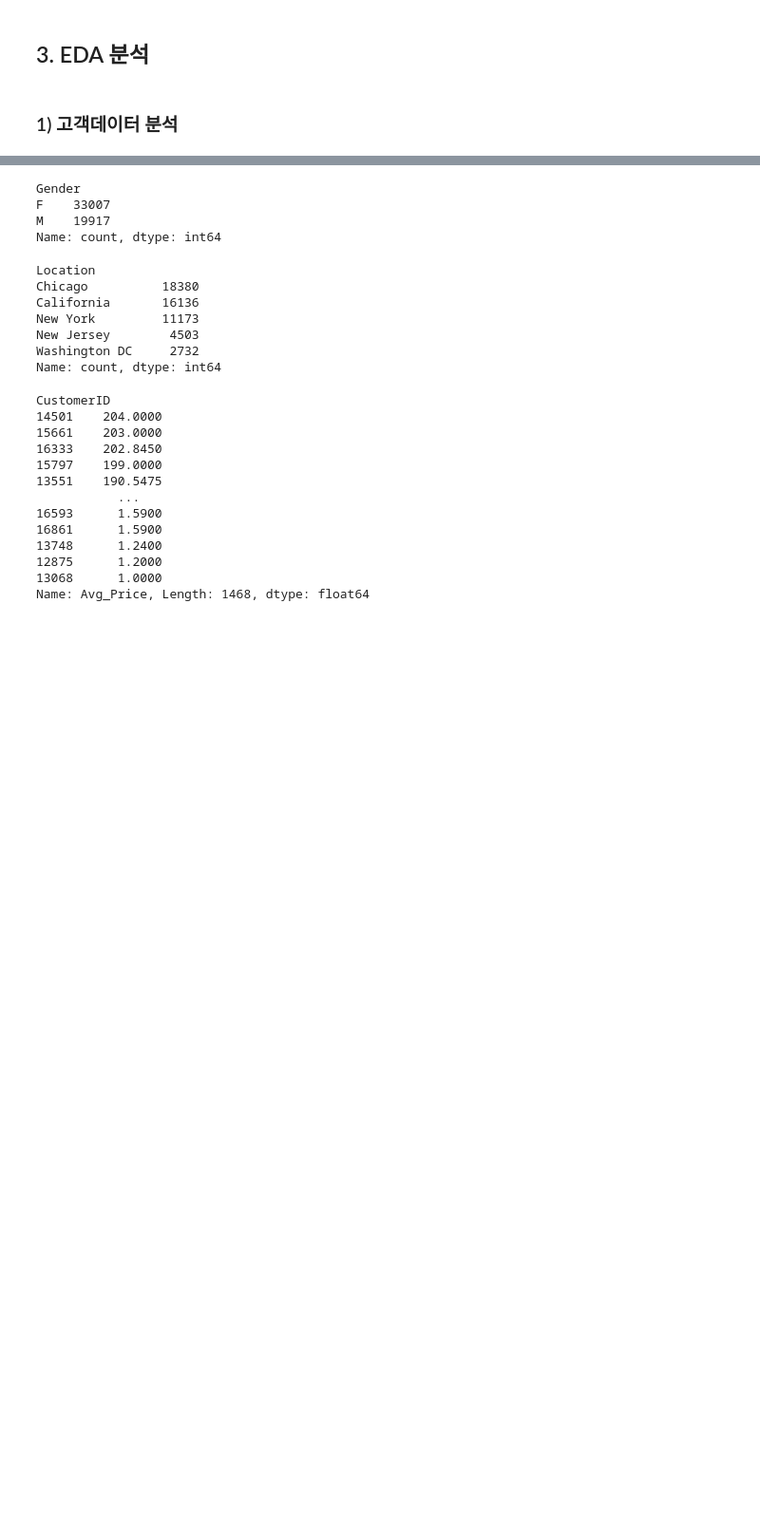
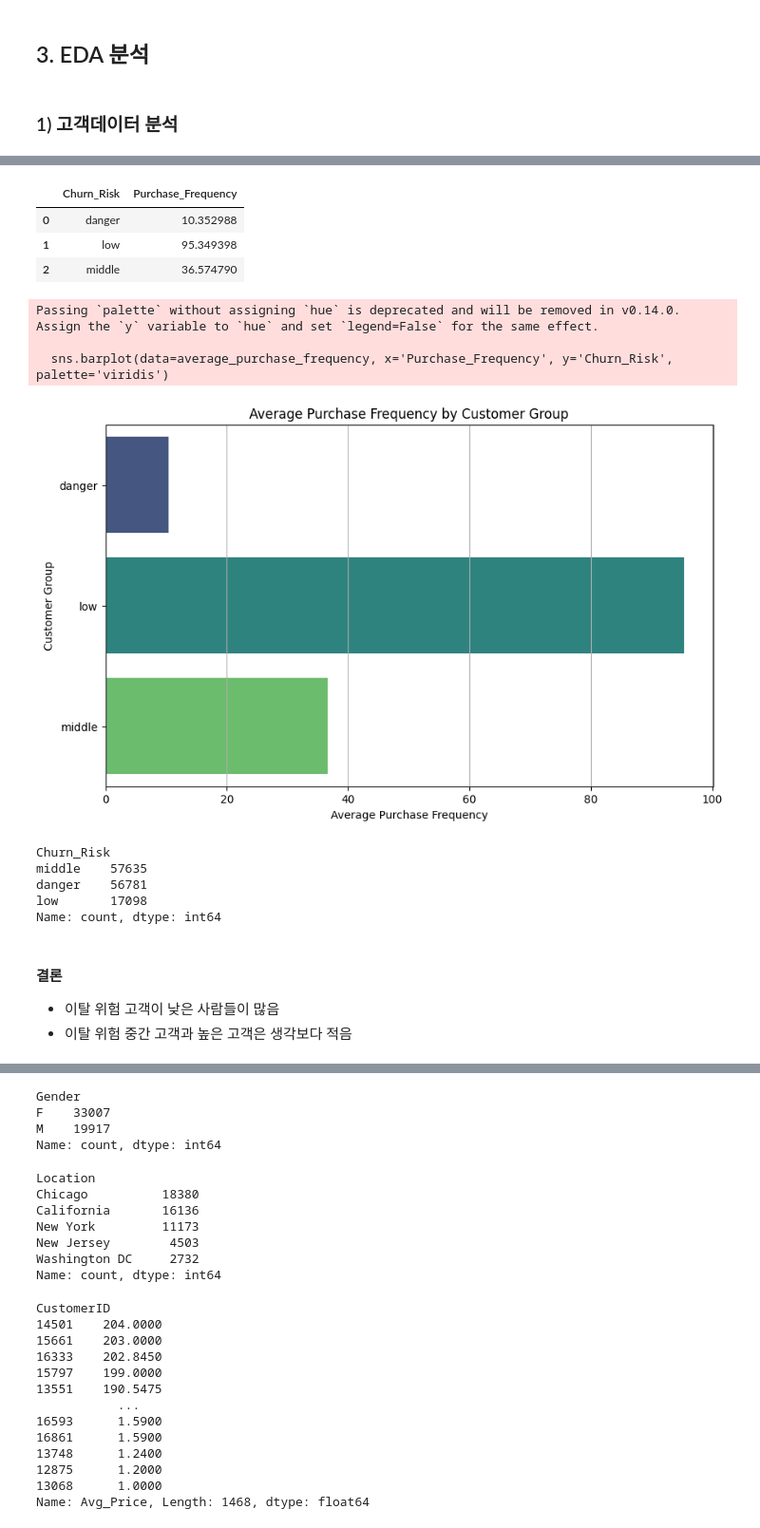
Before and after one commit to marksenee/DA_Projects, a Jupyter notebook: ecommerce-company.ipynb, the cells around one changed output, grey strips where cells are left out. Shown at 95% size. Cells and saved outputs as stored; diff of their text form; code cells hidden in the pictures; blank space fills up the shorter version.

```diff
--- a/ecommerce-company.ipynb
+++ b/ecommerce-company.ipynb
@@ -305,0 +420,4 @@ merged_df.head(2)
+# %%
+# 고객별 구매 금액 확인
+merged_df['Transcation_Amount'] = merged_df['Quantity'] * merged_df['Avg_Price']
+merged_df.head()
@@ -305,0 +497,12 @@ merged_df.head(2)
+# %%
+# 고객별 거래 빈도수 확인
+# customer_transcation_frequency = merged_df.groupby('CustomerID').size().reset_index(name='Transcation_Frequency')
+# customer_transcation_frequency
+
+# 거래 날짜와 고객 ID를 기준으로 그룹화하여 구매 빈도수 계산
+purchase_frequency = merged_df.groupby(['CustomerID', 'Date']).size().reset_index(name='Purchase_Frequency')
+purchase_frequency
+
+# 고객 id를 기준으로 기존 데이터 셋과 합치기
+merged_df = pd.merge(merged_df, purchase_frequency, on='CustomerID', how='inner')
+merged_df.head(2)
@@ -305,0 +527,13 @@ merged_df.head(2)
+# %%
+# 이탈 위험 고객 분류
+# churn risk : 이탈 위험 고객
+def classify_customer(frequency) :
+    if frequency <= 20 :
+        return 'danger'
+    elif 21 <= frequency <= 60 :
+        return 'middle'
+    else :
+        return 'low'
+
+merged_df['Churn_Risk'] = merged_df['Purchase_Frequency'].apply(classify_customer)
+merged_df.head()
@@ -305,0 +548,37 @@ merged_df.head(2)
+# %%
+# 거래 빈도 수를 기준으로 이탈 위험이 높은 그룹군 시각화
+
+# 고객 그룹별 구매 빈도의 평균 계산
+average_purchase_frequency = merged_df.groupby('Churn_Risk')['Purchase_Frequency'].mean().reset_index()
+average_purchase_frequency
+# %% [output]
+|  | Churn_Risk | Purchase_Frequency |
+| 0 | danger | 10.352988 |
+| 1 | low | 95.349398 |
+| 2 | middle | 36.574790 |
+# %%
+# 가로형 막대그래프 시각화
+plt.figure(figsize=(10, 6))
+sns.barplot(data=average_purchase_frequency, x='Purchase_Frequency', y='Churn_Risk', palette='viridis')
+plt.title('Average Purchase Frequency by Customer Group')
+plt.xlabel('Average Purchase Frequency')
+plt.ylabel('Customer Group')
+plt.grid(axis='x')
+plt.show()
+# %% [output]
+Passing `palette` without assigning `hue` is deprecated and will be removed in v0.14.0. Assign the `y` variable to `hue` and set `legend=False` for the same effect.
+
+  sns.barplot(data=average_purchase_frequency, x='Purchase_Frequency', y='Churn_Risk', palette='viridis')
+[figure, added]
+# %%
+merged_df['Churn_Risk'].value_counts()
+# %% [output]
+Churn_Risk
+middle    57635
+danger    56781
+low       17098
+Name: count, dtype: int64
+# %% [markdown]
+#### 결론
+- 이탈 위험 고객이 낮은 사람들이 많음
+- 이탈 위험 중간 고객과 높은 고객은 생각보다 적음
```
Also changed, not shown: parts of 102 cells of this notebook.
